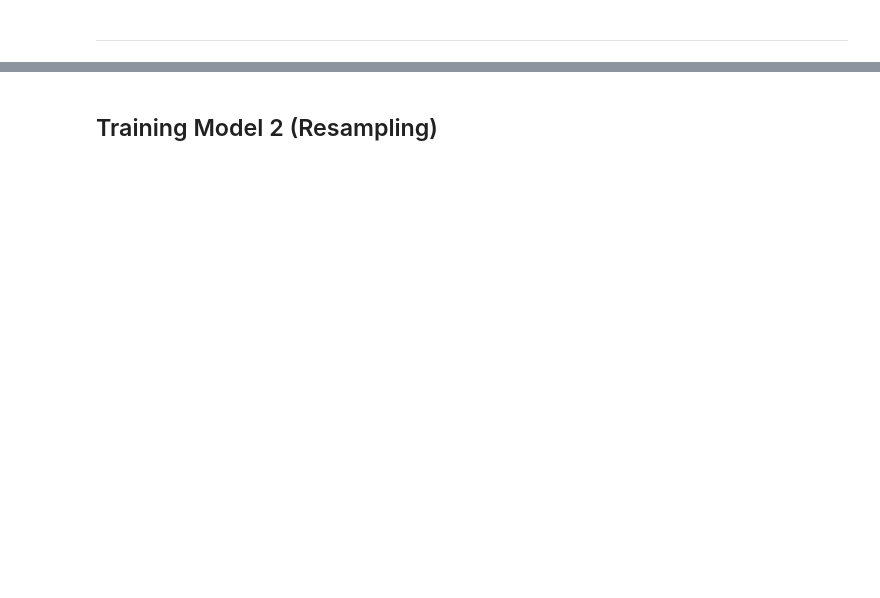
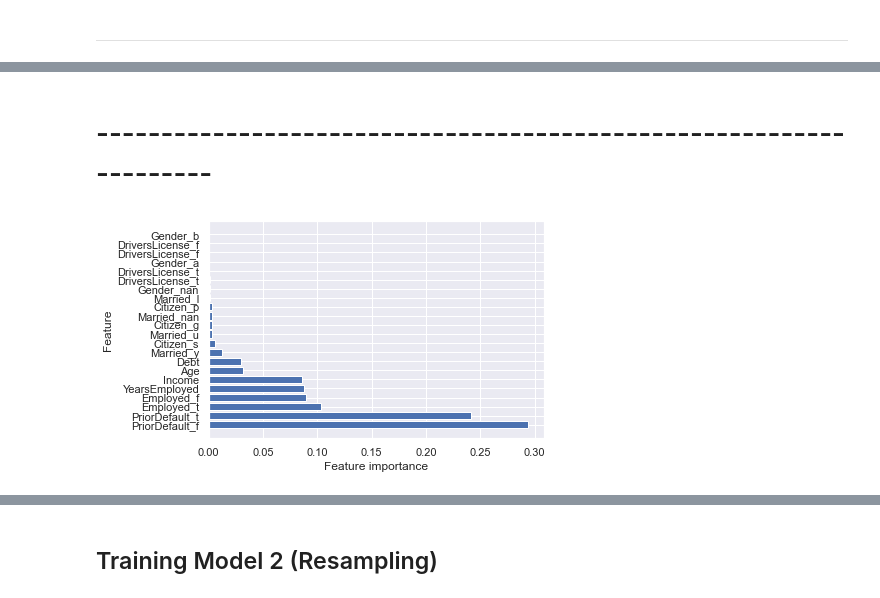
Before and after one commit to niyaojiayou/SC1015, a Jupyter notebook: SC1015 Mini Project.ipynb, the cells around one changed output, grey strips where cells are left out. Drawn from its saved outputs; the diff is of its cells as text; code cells hidden in the pictures; blank space fills up the shorter version.

```diff
--- a/SC1015 Mini Project.ipynb
+++ b/SC1015 Mini Project.ipynb
@@ -667,0 +662,19 @@ RandomForestClassifier(max_depth=2, n_estimators=700)
+# %% [markdown]
+# -------------------------------------------------------------------
+# %%
+from sklearn.ensemble import RandomForestClassifier
+
+# Get feature importances
+importances = rforest.feature_importances_
+
+# Sort feature importances in descending order
+indices = np.argsort(importances)[::-1]
+
+# Create horizontal bar chart
+plt.barh(range(X_train.shape[1]), importances[indices], align='center')
+plt.yticks(range(X_train.shape[1]), X_train.columns[indices])
+plt.xlabel('Feature importance')
+plt.ylabel('Feature')
+plt.show()
+# %% [output]
+[figure, added]
```
Also changed, not shown: parts of 26 cells of this notebook, 1 other file.
